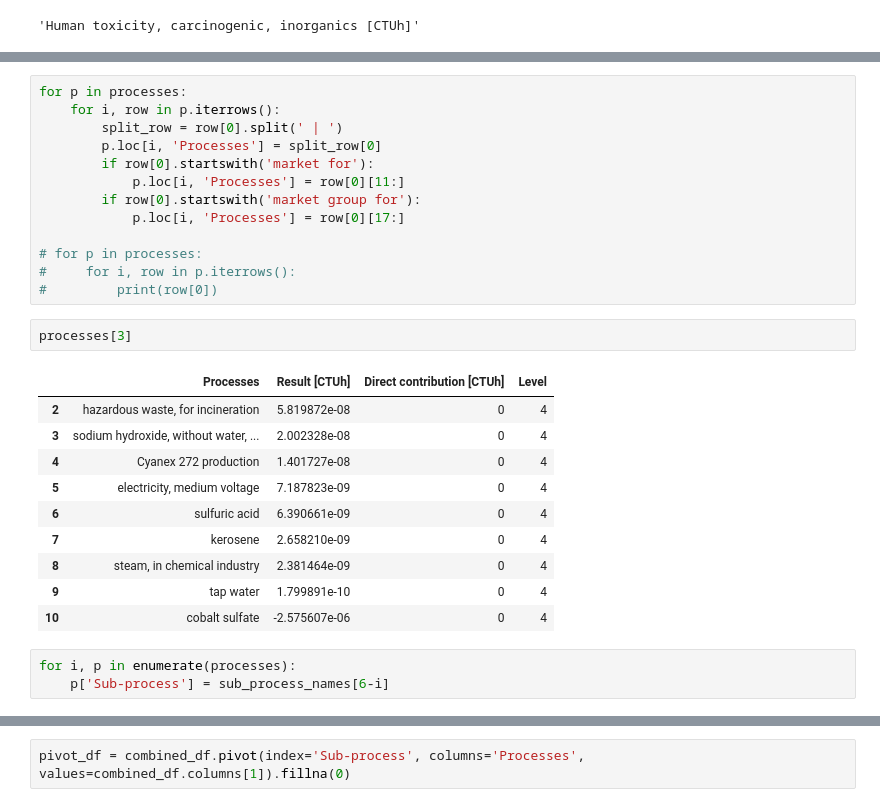
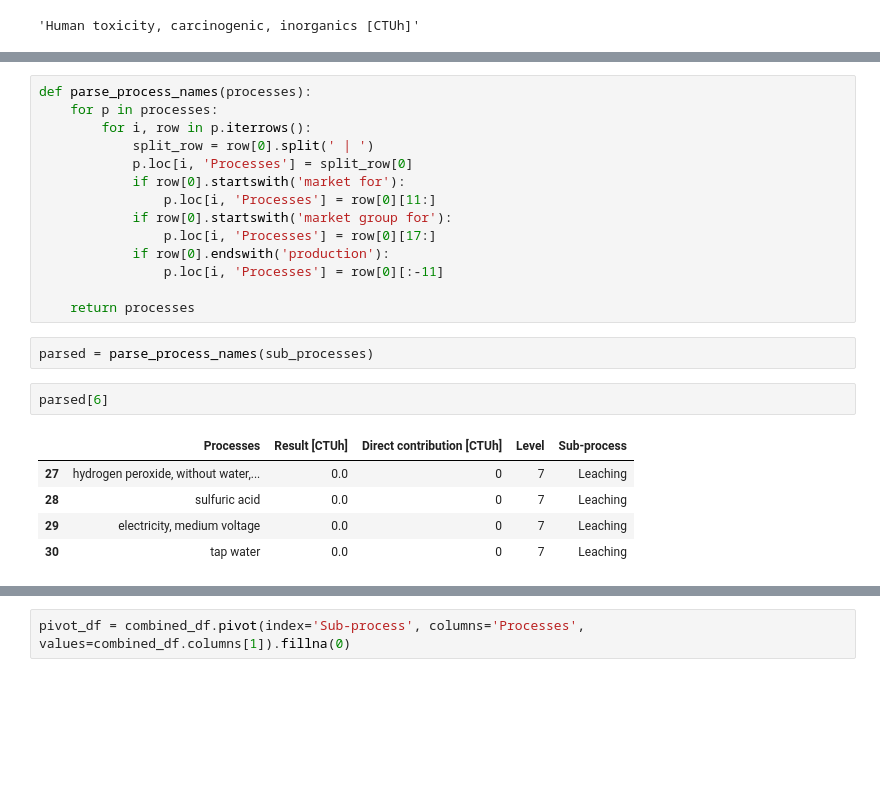
Before and after one commit to laphei/openlca-contributor, a Jupyter notebook: contributor.ipynb, the cells around one changed output, grey strips where cells are left out. Cells and saved outputs as stored; diff of their text form; blank space fills up the shorter version.

```diff
--- a/contributor.ipynb
+++ b/contributor.ipynb
@@ -137,30 +101,25 @@ Baseline - 1 Leaching, substitution - RER
 # %%
-for p in processes:
-    for i, row in p.iterrows():
-        split_row = row[0].split(' | ')
-        p.loc[i, 'Processes'] = split_row[0]
-        if row[0].startswith('market for'):
-            p.loc[i, 'Processes'] = row[0][11:]
-        if row[0].startswith('market group for'):
-            p.loc[i, 'Processes'] = row[0][17:]
+def parse_process_names(processes):
+    for p in processes:
+        for i, row in p.iterrows():
+            split_row = row[0].split(' | ')
+            p.loc[i, 'Processes'] = split_row[0]
+            if row[0].startswith('market for'):
+                p.loc[i, 'Processes'] = row[0][11:]
+            if row[0].startswith('market group for'):
+                p.loc[i, 'Processes'] = row[0][17:]
+            if row[0].endswith('production'):
+                p.loc[i, 'Processes'] = row[0][:-11]
 
-# for p in processes:
-#     for i, row in p.iterrows():
-#         print(row[0])
+    return processes
 # %%
-processes[3]
+parsed = parse_process_names(sub_processes)
-# %% [output]
-|  | Processes | Result [CTUh] | Direct contribution [CTUh] | Level |
-| 2 | hazardous waste, for incineration | 5.819872e-08 | 0 | 4 |
-| 3 | sodium hydroxide, without water, ... | 2.002328e-08 | 0 | 4 |
-| 4 | Cyanex 272 production | 1.401727e-08 | 0 | 4 |
-| 5 | electricity, medium voltage | 7.187823e-09 | 0 | 4 |
-| 6 | sulfuric acid | 6.390661e-09 | 0 | 4 |
-| 7 | kerosene | 2.658210e-09 | 0 | 4 |
-| 8 | steam, in chemical industry | 2.381464e-09 | 0 | 4 |
-| 9 | tap water | 1.799891e-10 | 0 | 4 |
-| 10 | cobalt sulfate | -2.575607e-06 | 0 | 4 |
-# %%
-for i, p in enumerate(processes):
-    p['Sub-process'] = sub_process_names[6-i]
+# %%
+parsed[6]
+# %% [output]
+|  | Processes | Result [CTUh] | Direct contribution [CTUh] | Level | Sub-process |
+| 27 | hydrogen peroxide, without water,... | 0.0 | 0 | 7 | Leaching |
+| 28 | sulfuric acid | 0.0 | 0 | 7 | Leaching |
+| 29 | electricity, medium voltage | 0.0 | 0 | 7 | Leaching |
+| 30 | tap water | 0.0 | 0 | 7 | Leaching |
 # %%
```
Also changed, not shown: parts of 12 cells of this notebook.
